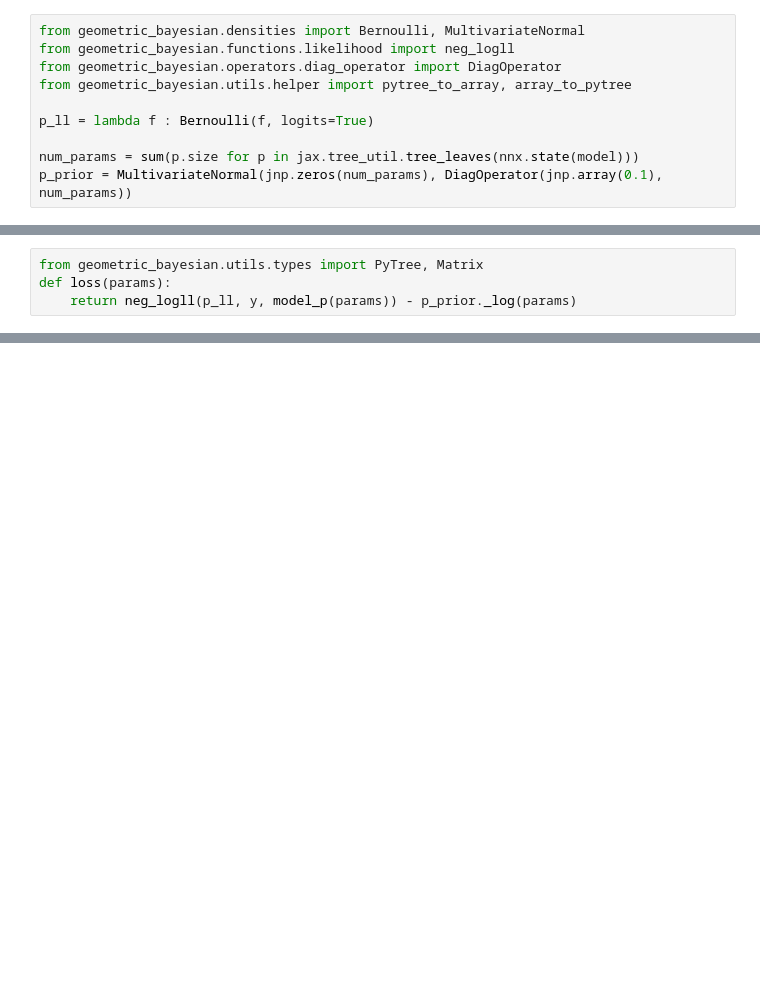
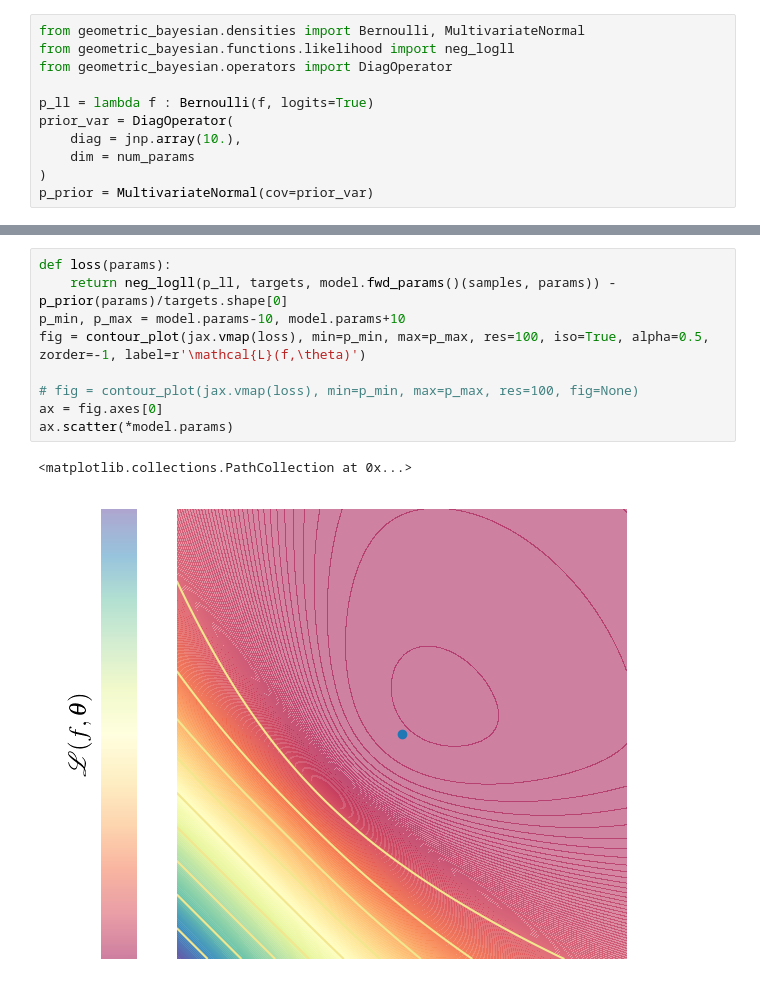
Before and after one commit to nash169/geometric-bayesian, a Jupyter notebook: examples/classification.ipynb, the cells around one changed output, grey strips where cells are left out. Drawn from its saved outputs; the diff is of its cells as text; blank space fills up the shorter version.

```diff
--- a/examples/classification.ipynb
+++ b/examples/classification.ipynb
@@ -50,11 +48,12 @@ y = jnp.concatenate((y_1,y_2))
 # %%
 from geometric_bayesian.densities import Bernoulli, MultivariateNormal
 from geometric_bayesian.functions.likelihood import neg_logll
-from geometric_bayesian.operators.diag_operator import DiagOperator
-from geometric_bayesian.utils.helper import pytree_to_array, array_to_pytree
+from geometric_bayesian.operators import DiagOperator
 
 p_ll = lambda f : Bernoulli(f, logits=True)
-
-num_params = sum(p.size for p in jax.tree_util.tree_leaves(nnx.state(model)))
-p_prior = MultivariateNormal(jnp.zeros(num_params), DiagOperator(jnp.array(0.1), num_params))
+prior_var = DiagOperator(
+    diag = jnp.array(10.),
+    dim = num_params
+)
+p_prior = MultivariateNormal(cov=prior_var)
 # %%
@@ -123,4 +99,0 @@ num_params = sum(x.size for x in jax.tree.leaves(map_params))
-# %%
-from geometric_bayesian.utils.types import PyTree, Matrix
-def loss(params):
-    return neg_logll(p_ll, y, model_p(params)) - p_prior._log(params)
@@ -249,0 +113,12 @@ ax.scatter(map_p[0], map_p[1])
+# %%
+def loss(params):
+    return neg_logll(p_ll, targets, model.fwd_params()(samples, params)) - p_prior(params)/targets.shape[0]
+p_min, p_max = model.params-10, model.params+10
+fig = contour_plot(jax.vmap(loss), min=p_min, max=p_max, res=100, iso=True, alpha=0.5, zorder=-1, label=r'\mathcal{L}(f,\theta)')
+
+# fig = contour_plot(jax.vmap(loss), min=p_min, max=p_max, res=100, fig=None)
+ax = fig.axes[0]
+ax.scatter(*model.params)
+# %% [output]
+<matplotlib.collections.PathCollection at 0x...>
+[figure, added]
```
Also changed, not shown: parts of 43 cells of this notebook.
